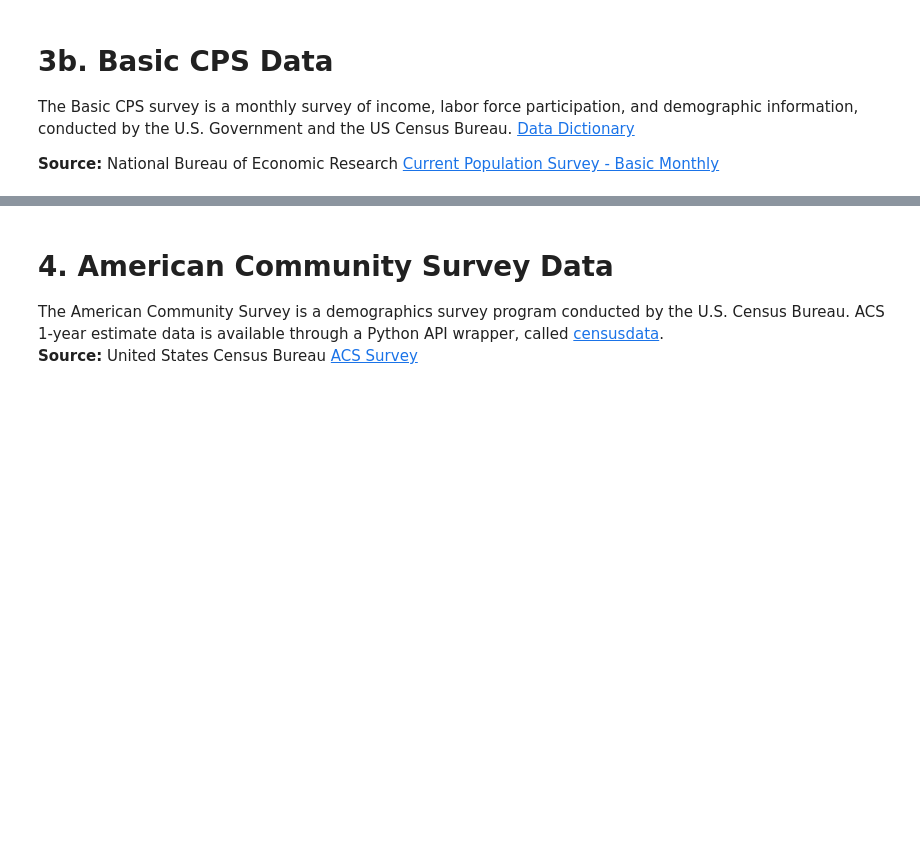
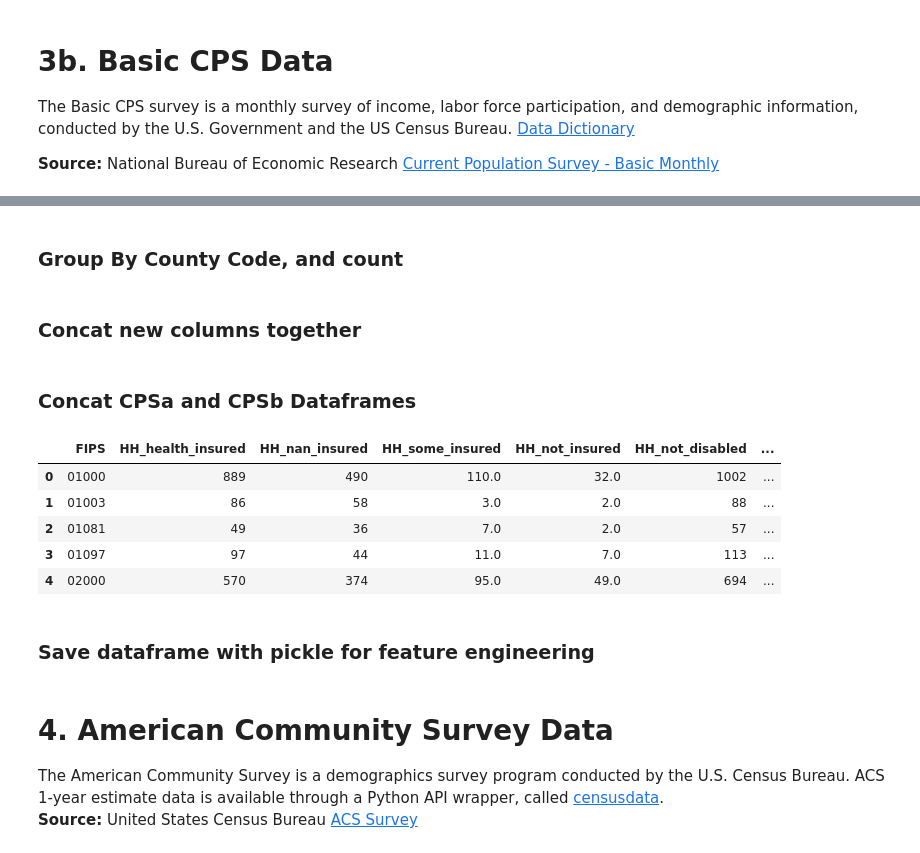
Before and after one commit to khyateed/projecting-food-insecurity, a Jupyter notebook: notebooks/cleaning_pt1.ipynb, the cells around one changed output, grey strips where cells are left out. Cells and saved outputs as stored; diff of their text form; code cells hidden in the pictures; blank space fills up the shorter version.

```diff
--- a/notebooks/cleaning_pt1.ipynb
+++ b/notebooks/cleaning_pt1.ipynb
@@ -705,0 +671,54 @@ df_household_20['NOW_HCOV'] = np.select(conditions, choices,default='N/A')
+# %%
+# Map Citizenship status
+conditions=[ df_cps_20b['Citizenship']==5]
+
+choices = [ 'pop_non_citizen' ]
+
+df_cps_20b['Citizenship'] = np.select(conditions, choices,default= 'Pop_citizen')
+# %%
+# Map Education Level
+
+conditions=[df_cps_20b['Education'] ==39,df_cps_20b['Education'] ==40,df_cps_20b['Education'] ==41,
+            df_cps_20b['Education']==42, df_cps_20b['Education']==43, df_cps_20b['Education']==44,
+            df_cps_20b['Education']==45, df_cps_20b['Education']==46]
+
+choices = [ 'pop_hs_grad','pop_hs_grad', 'pop_hs_grad', 'pop_hs_grad','pop_bachelors','pop_grad_degree',
+           'pop_grad_degree', 'pop_grad_degree' ]
+
+df_cps_20b['Education'] = np.select(conditions, choices,default='Nan_degree')
+# %% [markdown]
+### Group By County Code, and count
+# %%
+to_count = df_cps_20b.loc[:,['FIPS','Citizenship','Education']]
+
+not_citizen = to_count[to_count['Citizenship']=='pop_non_citizen'].groupby('FIPS')[['Citizenship' ]].count().rename(columns={'Citizenship':'pop_non_citizen'})
+citizen = to_count[to_count['Citizenship']=='Pop_citizen'].groupby('FIPS')[['Citizenship' ]].count().rename(columns={'Citizenship':'Pop_citizen'})
+nan_degree = to_count[to_count['Education']=='Nan_degree'].groupby('FIPS')[['Education' ]].count().rename(columns={'Education':'Nan_degree'})
+hs_grad = to_count[to_count['Education']=='pop_hs_grad'].groupby('FIPS')[['Education' ]].count().rename(columns={'Education':'pop_hs_grad'})
+bachelors_grad = to_count[to_count['Education']=='pop_bachelors'].groupby('FIPS')[['Education' ]].count().rename(columns={'Education':'pop_bachelors'})
+grad_degree = to_count[to_count['Education']=='pop_grad_degree'].groupby('FIPS')[['Education' ]].count().rename(columns={'Education':'pop_grad_degree'})
+# %% [markdown]
+### Concat new columns together
+# %%
+# Concat together the unstacked columns with value counts for each County
+df_cps_20b = pd.concat([not_citizen, citizen, nan_degree,hs_grad,bachelors_grad,grad_degree], axis=1).fillna(0).reset_index()
+
+# Rename FIPS column
+df_cps_20b.rename(columns={'index':'FIPS'},inplace=True)
+
+# Add Year column
+df_cps_20b['Year'] = '2020'
+# %% [markdown]
+### Concat CPSa and CPSb Dataframes
+# %%
+df_cps_20 = pd.concat([df_cps_20a, df_cps_20b], axis=1)
+df_cps_20.head()
+# %% [output]
+|  | FIPS | HH_health_insured | HH_nan_insured | HH_some_insured | HH_not_insured | HH_not_disabled | ... |
+| 0 | 01000 | 889 | 490 | 110.0 | 32.0 | 1002 | ... |
+| 1 | 01003 | 86 | 58 | 3.0 | 2.0 | 88 | ... |
+| 2 | 01081 | 49 | 36 | 7.0 | 2.0 | 57 | ... |
+| 3 | 01097 | 97 | 44 | 11.0 | 7.0 | 113 | ... |
+| 4 | 02000 | 570 | 374 | 95.0 | 49.0 | 694 | ... |
+# %% [markdown]
+### Save dataframe with pickle for feature engineering
```
Also changed, not shown: parts of 26 cells of this notebook, 1 other file.
